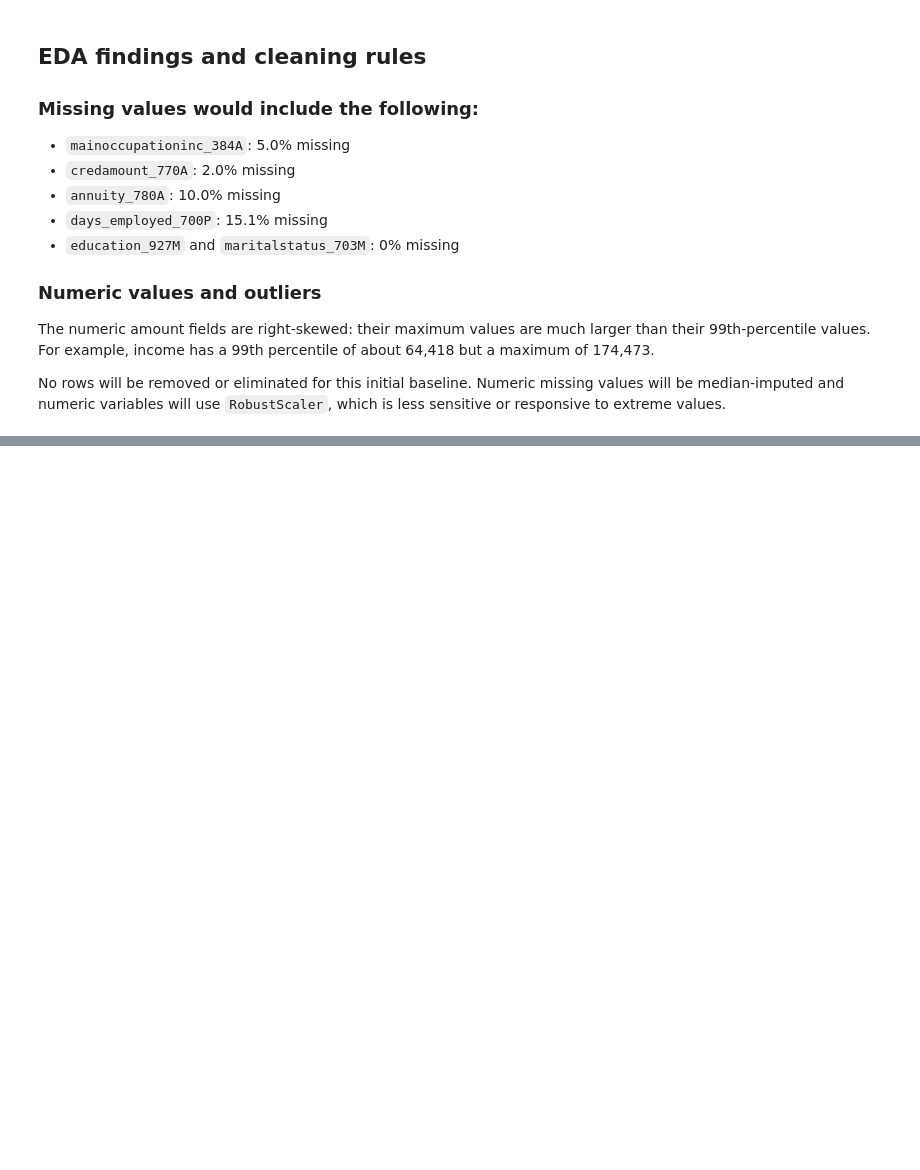
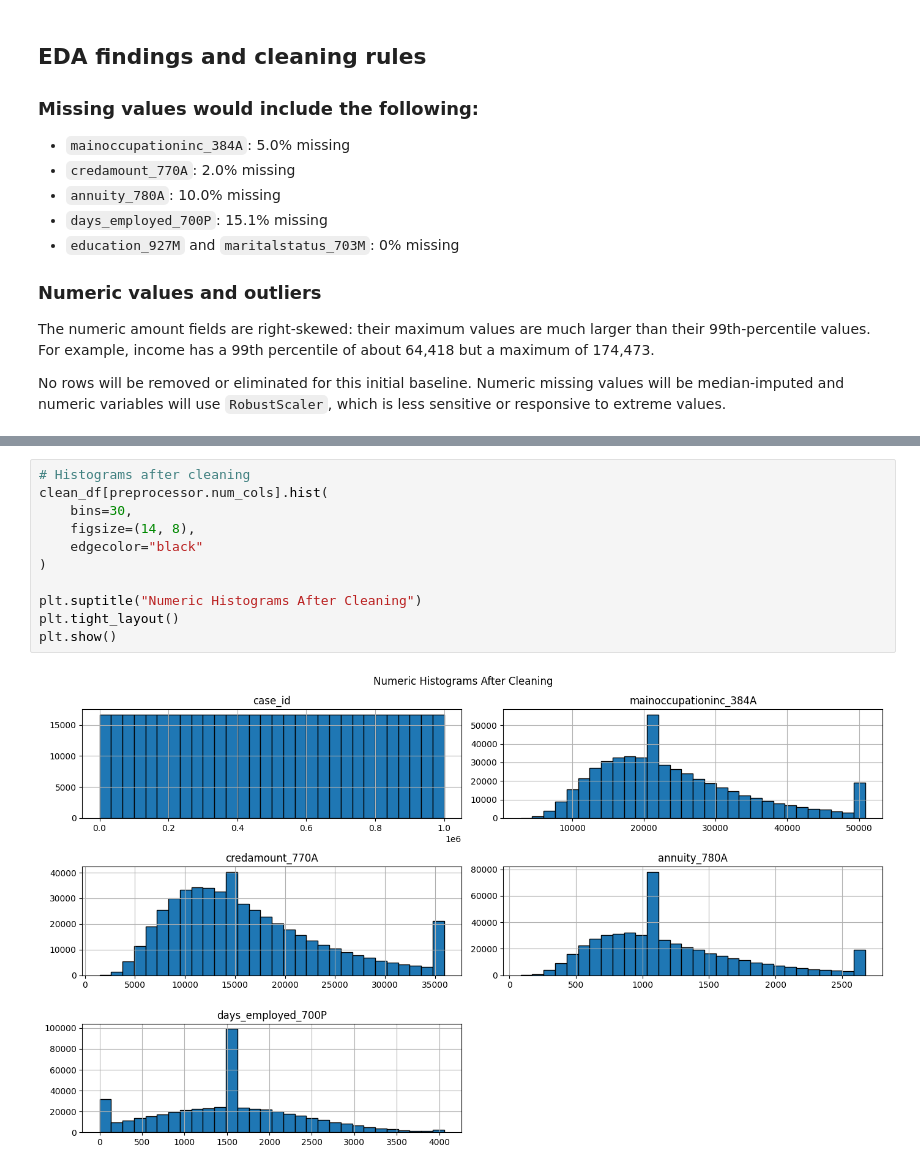
Before and after one commit to skylar-ej-roberts/skylar-ej-roberts, a Jupyter notebook: Static_0_preprocessing.ipynb, the cells around one changed output, grey strips where cells are left out. Cells and saved outputs as stored; diff of their text form; blank space fills up the shorter version.

```diff
--- a/Static_0_preprocessing.ipynb
+++ b/Static_0_preprocessing.ipynb
@@ -233,0 +290,13 @@ Missing values after: 0
+# %%
+# Histograms after cleaning
+clean_df[preprocessor.num_cols].hist(
+    bins=30,
+    figsize=(14, 8),
+    edgecolor="black"
+)
+
+plt.suptitle("Numeric Histograms After Cleaning")
+plt.tight_layout()
+plt.show()
+# %% [output]
+[figure, added]
```
Also changed, not shown: parts of 3 cells of this notebook.
